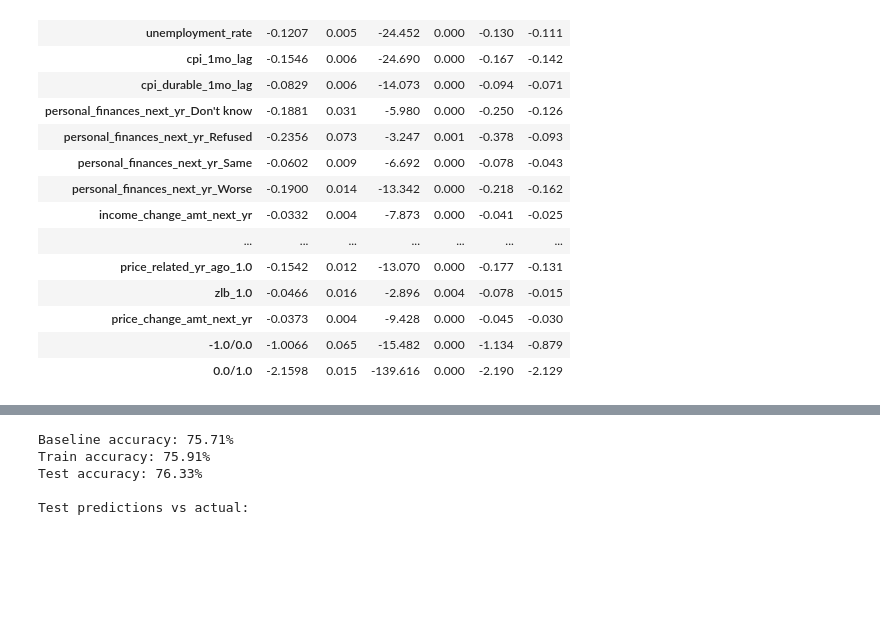
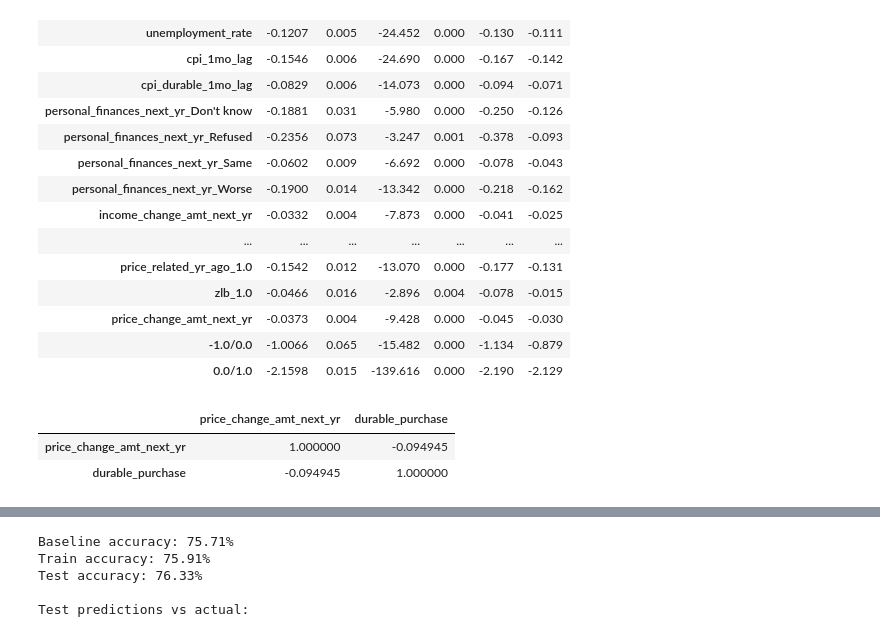
Before and after one commit to Wesley-Janson/stat27420_final_project, a Jupyter notebook: models.ipynb, the cells around one changed output, grey strips where cells are left out. Cells and saved outputs as stored; diff of their text form; code cells hidden in the pictures; blank space fills up the shorter version.

```diff
--- a/models.ipynb
+++ b/models.ipynb
@@ -105,4 +105,10 @@ OrderedModel Results
 | price_change_amt_next_yr | -0.0373 | 0.004 | -9.428 | 0.000 | -0.045 | -0.030 |
 | -1.0/0.0 | -1.0066 | 0.065 | -15.482 | 0.000 | -1.134 | -0.879 |
 | 0.0/1.0 | -2.1598 | 0.015 | -139.616 | 0.000 | -2.190 | -2.129 |
+# %%
+data_regression[["price_change_amt_next_yr","durable_purchase"]].corr()
+# %% [output]
+|  | price_change_amt_next_yr | durable_purchase |
+| price_change_amt_next_yr | 1.000000 | -0.094945 |
+| durable_purchase | -0.094945 | 1.000000 |
 # %%
```
Also changed, not shown: parts of 3 cells of this notebook.
